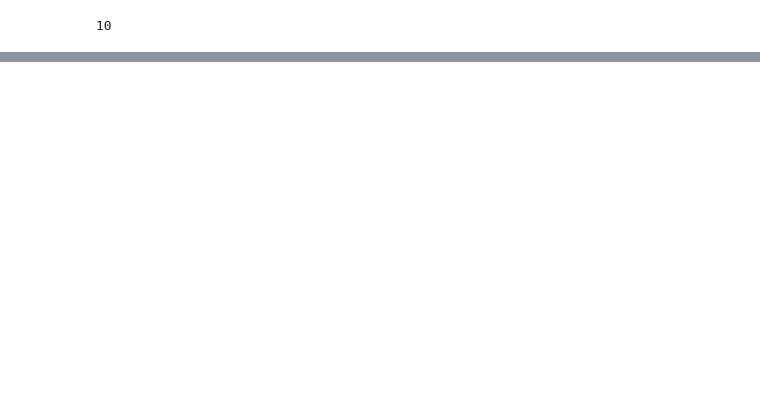
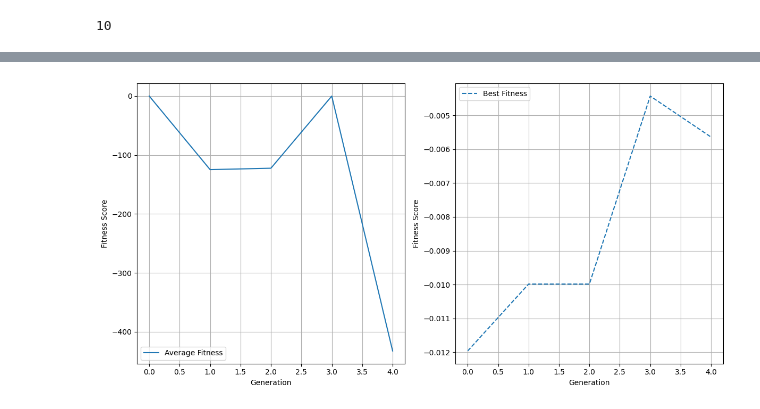
Before and after one commit to harveyThomas4692/llmlex, a Jupyter notebook: Example/testing_area.ipynb, the cells around one changed output, grey strips where cells are left out. Saved outputs shown, nothing was run; the diff lists cells and outputs as text; code cells hidden in the pictures; blank space fills up the shorter version.

```diff
--- a/Example/testing_area.ipynb
+++ b/Example/testing_area.ipynb
@@ -86,0 +99,30 @@ plt.show()
+# %%
+# Remove infinite scores
+filtered_res = [[ind for ind in generation if np.isfinite(ind['score'])] for generation in res]
+
+# Extract fitness scores from the filtered results
+average_fitness = [np.mean([ind['score'] for ind in generation]) for generation in filtered_res]
+best_fitness = [max([ind['score'] for ind in generation]) for generation in filtered_res]
+
+# Create subplots
+fig, axs = plt.subplots(1, 2, figsize=(12, 6))
+
+# Plot the average fitness
+axs[0].plot(range(num_of_generations), average_fitness, label='Average Fitness')
+axs[0].set_xlabel('Generation')
+axs[0].set_ylabel('Fitness Score')
+axs[0].legend()
+axs[0].grid(True)
+
+# Plot the best fitness
+axs[1].plot(range(num_of_generations), best_fitness, label='Best Fitness', linestyle='--')
+axs[1].set_xlabel('Generation')
+axs[1].set_ylabel('Fitness Score')
+axs[1].legend()
+axs[1].grid(True)
+
+# Show the plots
+plt.tight_layout()
+plt.show()
+# %% [output]
+[figure, added]
```
Also changed, not shown: parts of 4 cells of this notebook, 4 other files.
